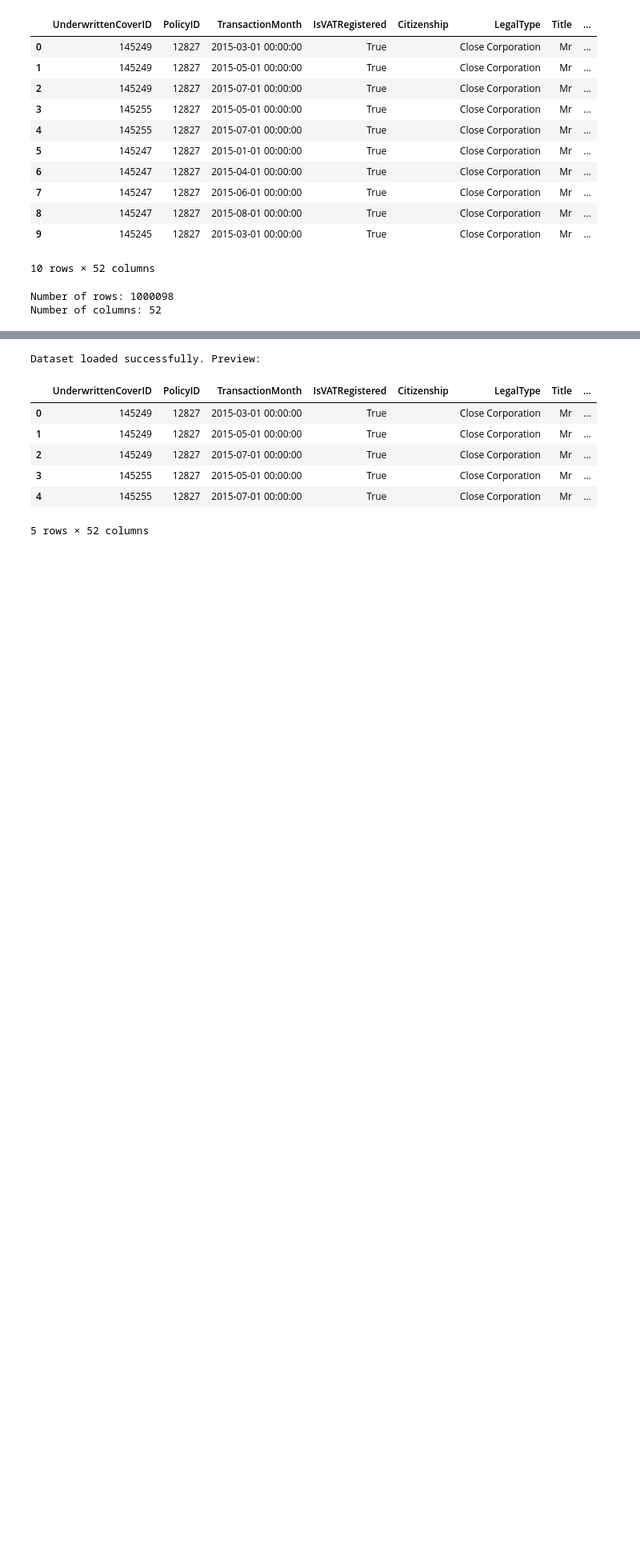
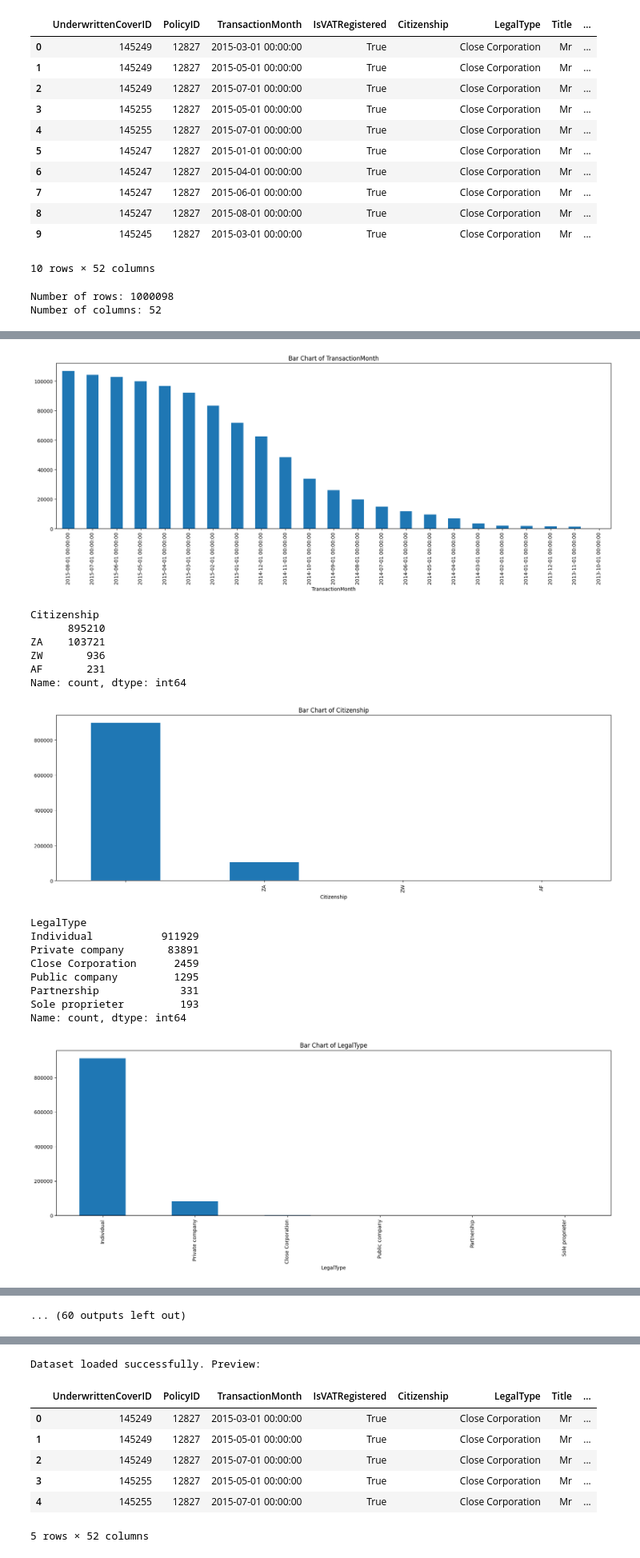
Before and after one commit to Ofgeha-Gelana/ACIS-PremiumOptimizer, a Jupyter notebook: notebooks/eda.ipynb, the cells around one changed output, grey strips where cells are left out. Shown at 80% size. Saved outputs shown, nothing was run; the diff lists cells and outputs as text; code cells hidden in the pictures; blank space fills up the shorter version.

Commit message:
display barchart of each

```diff
--- a/notebooks/eda.ipynb
+++ b/notebooks/eda.ipynb
@@ -33,0 +173,3 @@ Number of columns: 52
+# %%
+barchartPlotForCategoricalColumns(insurance_data)
+# %% [output]
@@ -33,0 +193,17 @@ Number of columns: 52
+[figure, added]
+Citizenship
+      895210
+ZA    103721
+ZW       936
+AF       231
+Name: count, dtype: int64
+[figure, added]
+LegalType
+Individual           911929
+Private company       83891
+Close Corporation      2459
+Public company         1295
+Partnership             331
+Sole proprieter         193
+Name: count, dtype: int64
+[figure, added]
@@ -33,0 +236 @@ Number of columns: 52
+... (60 outputs left out)
```
Also changed, not shown: parts of 10 cells of this notebook.
